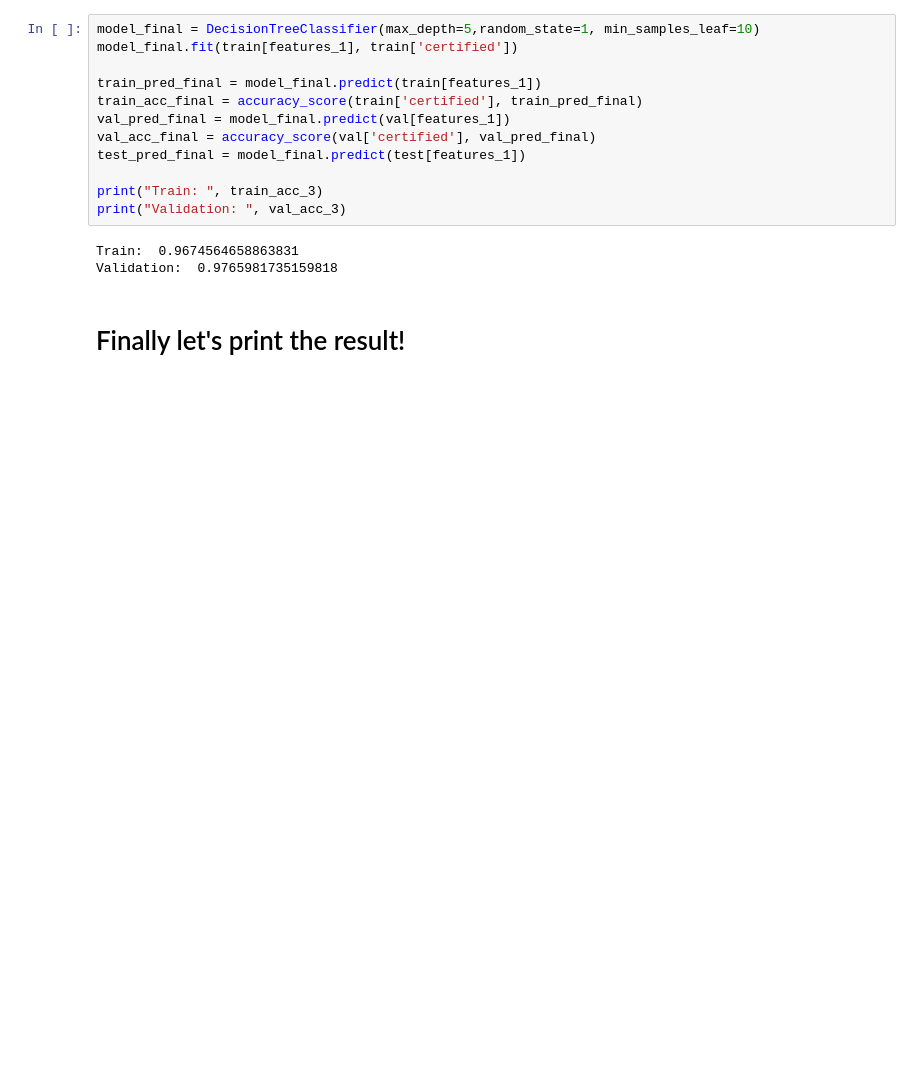
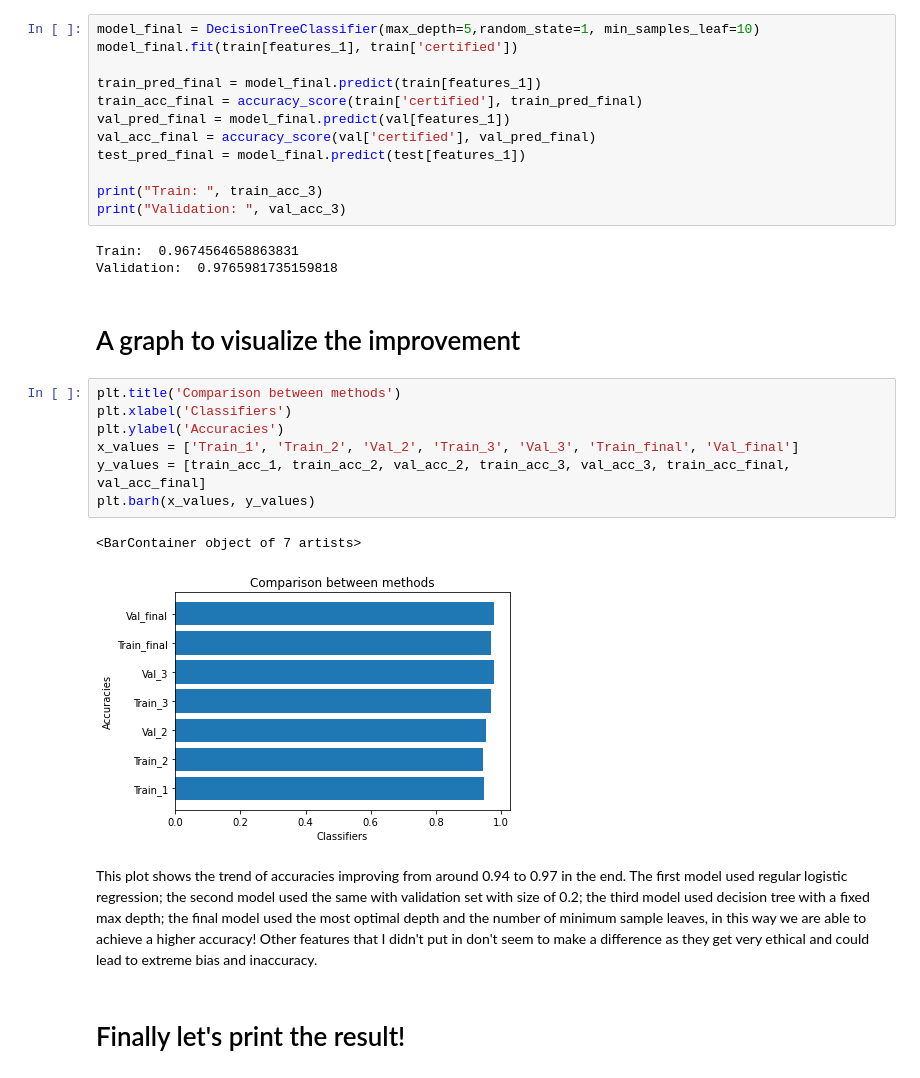
Before and after one commit to Haldeit/HW5-Kaggle-code-C-S-E-4-1-6, a Jupyter notebook: Copy_of_HW6_Kaggle.ipynb, the cells around one changed output. Saved outputs shown, nothing was run; the diff lists cells and outputs as text; blank space fills up the shorter version.

```diff
--- a/Copy_of_HW6_Kaggle.ipynb
+++ b/Copy_of_HW6_Kaggle.ipynb
@@ -178,6 +179,20 @@ print("Validation: ", val_acc_3)
 # %% [output]
 Train:  0.9674564658863831
 Validation:  0.9765981735159818
+# %% [markdown]
+# A graph to visualize the improvement
+# %%
+plt.title('Comparison between methods')
+plt.xlabel('Classifiers')
+plt.ylabel('Accuracies')
+x_values = ['Train_1', 'Train_2', 'Val_2', 'Train_3', 'Val_3', 'Train_final', 'Val_final']
+y_values = [train_acc_1, train_acc_2, val_acc_2, train_acc_3, val_acc_3, train_acc_final, val_acc_final]
+plt.barh(x_values, y_values)
+# %% [output]
+<BarContainer object of 7 artists>
+[figure, added]
+# %% [markdown]
+This plot shows the trend of accuracies improving from around 0.94 to 0.97 in the end. The first model used regular logistic regression; the second model used the same with validation set with size of 0.2; the third model used decision tree with a fixed max depth; the final model used the most optimal depth and the number of minimum sample leaves, in this way we are able to achieve a higher accuracy! Other features that I didn't put in don't seem to make a difference as they get very ethical and could lead to extreme bias and inaccuracy.
 # %% [markdown]
 # Finally let's print the result!
 # %%
```
Also changed, not shown: parts of 2 cells of this notebook.
